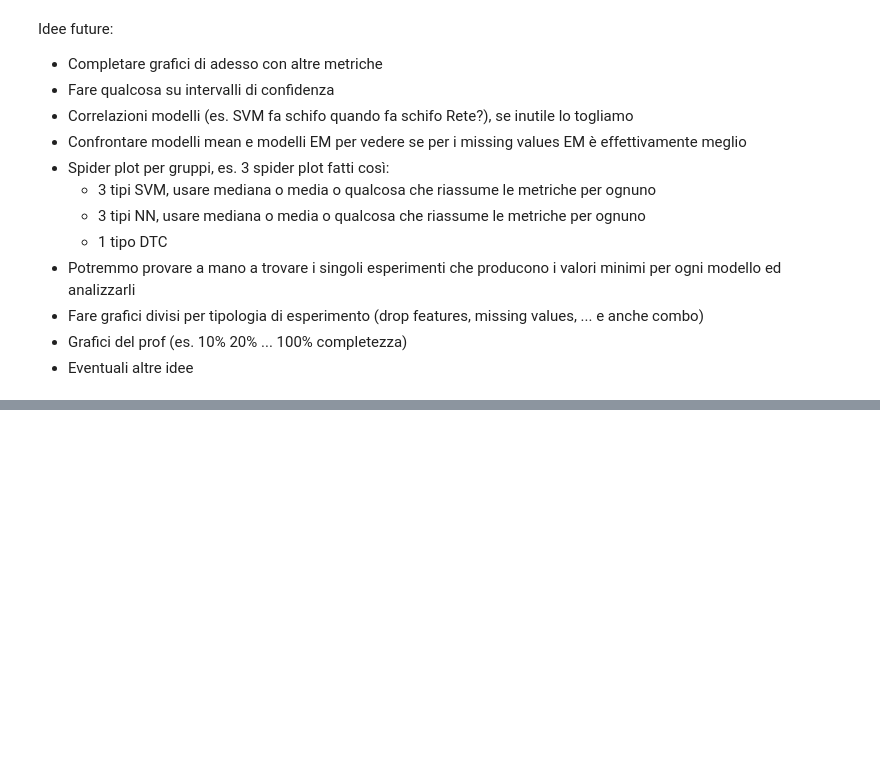
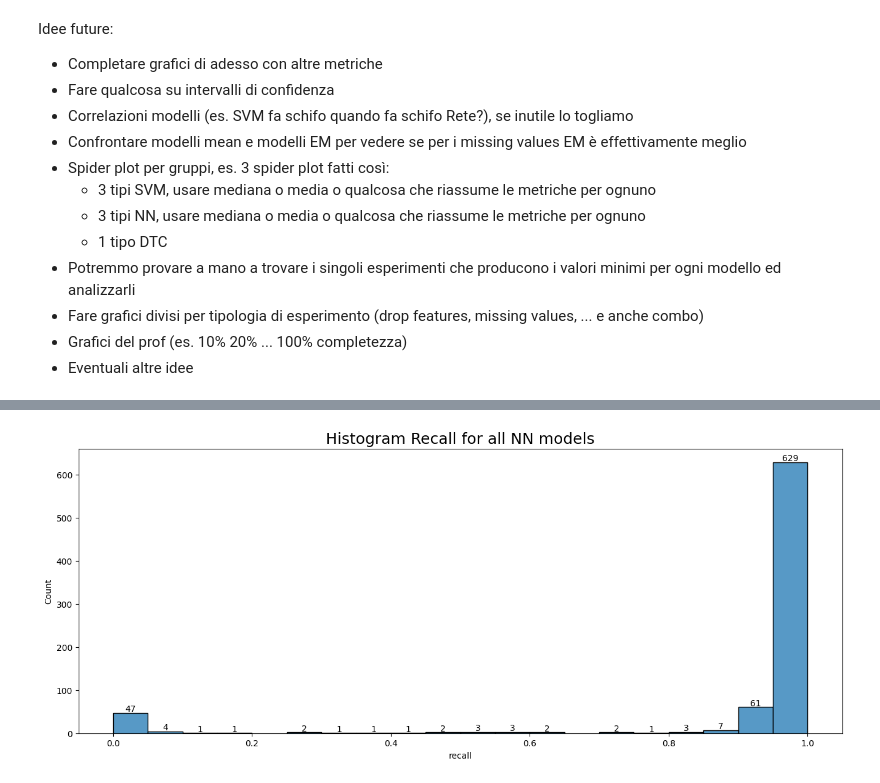
Before and after one commit to Zeptogram/data-architecture-project, a Jupyter notebook: notebooks/experiments.ipynb, the cells around one changed output, grey strips where cells are left out. Cells and saved outputs as stored; diff of their text form; code cells hidden in the pictures; blank space fills up the shorter version.

```diff
--- a/notebooks/experiments.ipynb
+++ b/notebooks/experiments.ipynb
@@ -326,0 +355,14 @@ Idee future:
+# %%
+# Histogram recall all NN models
+plt.figure(figsize=(16, 6))
+plt.title("Histogram Recall for all NN models", size=18)
+ax = sns.histplot(x=all_nn_df['recall'], data=all_nn_df, bins=20)
+
+for p in ax.patches:
+    height = int(p.get_height())
+    if height > 0:
+        ax.text(p.get_x() + p.get_width()/2., height + 3, height, ha="center")
+
+plt.show()
+# %% [output]
+[figure, added]
```
Also changed, not shown: parts of 20 cells of this notebook.
